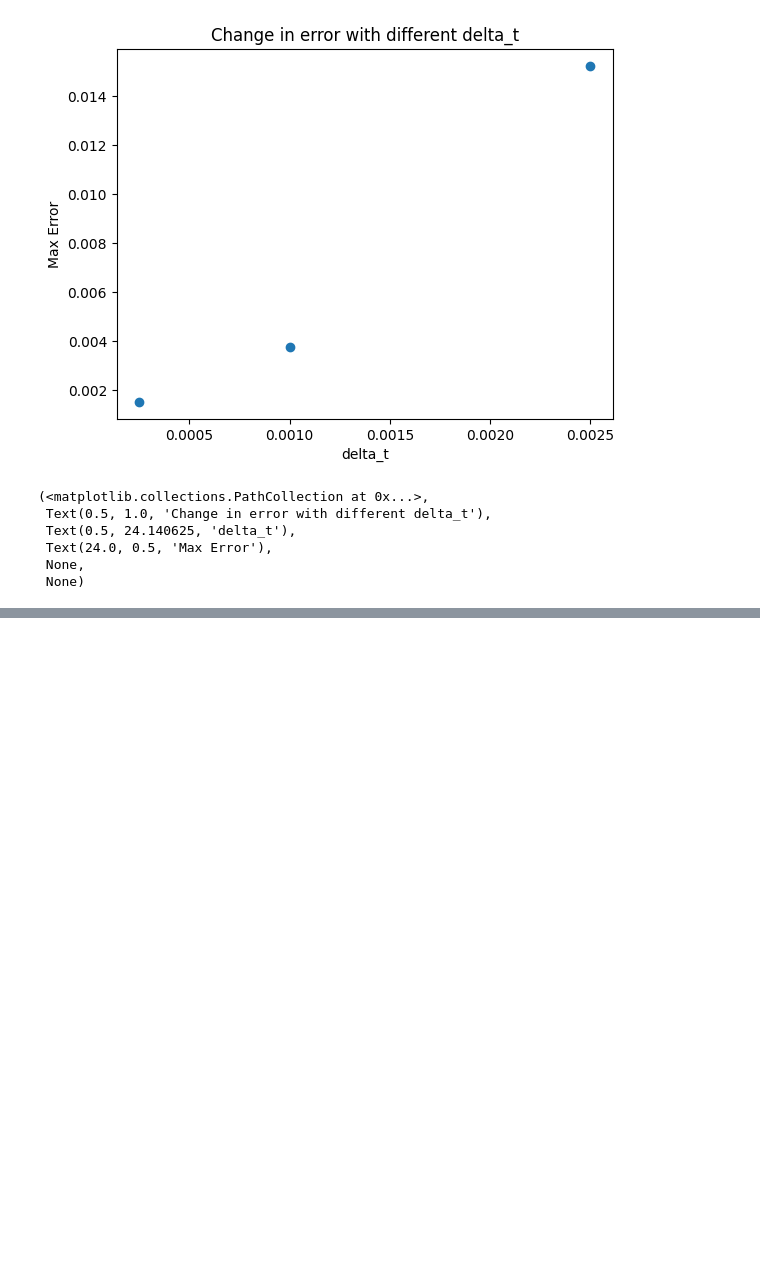
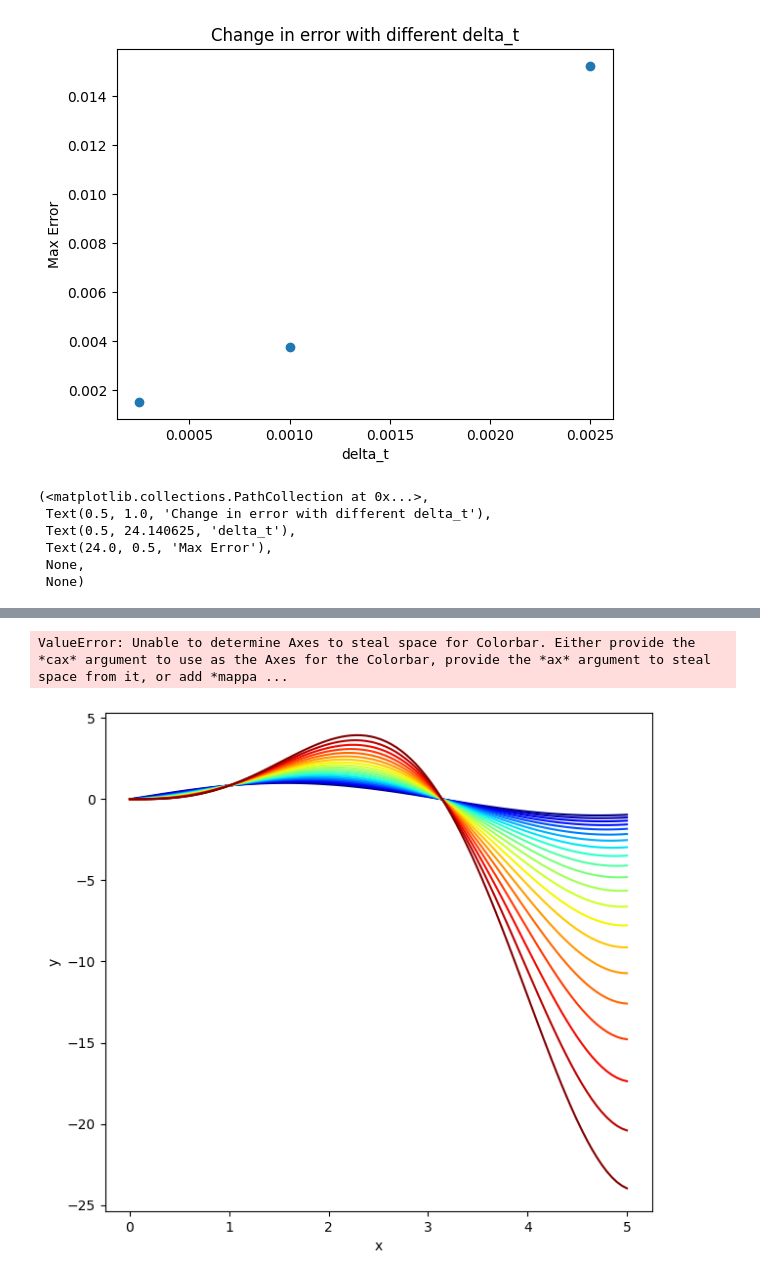
Before and after one commit to Maurone7/AERSP-508, a Jupyter notebook: AERSP 508.ipynb, the cells around one changed output, grey strips where cells are left out. Cells and saved outputs as stored; diff of their text form; code cells hidden in the pictures; blank space fills up the shorter version.

```diff
--- a/AERSP 508.ipynb
+++ b/AERSP 508.ipynb
@@ -161,0 +188,28 @@ plt.scatter(x_value, error_max), plt.title('Change in error with different delta
+# %%
+import numpy as np
+import matplotlib as mpl
+import matplotlib.pyplot as plt
+
+x = np.linspace(0, 5, 100)
+N = 21
+cmap = plt.get_cmap('jet',N)
+
+fig = plt.figure(figsize=(8,6))
+ax1 = fig.add_axes([0.10,0.10,0.70,0.85])
+
+for i,n in enumerate(np.linspace(0,2,N)):
+    y = np.sin(x)*x**n
+    ax1.plot(x,y,c=cmap(i))
+
+plt.xlabel('x')
+plt.ylabel('y')
+
+norm = mpl.colors.Normalize(vmin=0,vmax=2)
+sm = plt.cm.ScalarMappable(cmap=cmap, norm=norm)
+sm.set_array([])
+plt.colorbar(sm, ticks=np.linspace(0,2,N), boundaries=np.arange(-0.05,2.1,.1))
+
+plt.show()
+# %% [output]
+ValueError: Unable to determine Axes to steal space for Colorbar. Either provide the *cax* argument to use as the Axes for the Colorbar, provide the *ax* argument to steal space from it, or add *mappa ...
+[figure, added]
```
Also changed, not shown: parts of 1 cell of this notebook, 20 other files.
